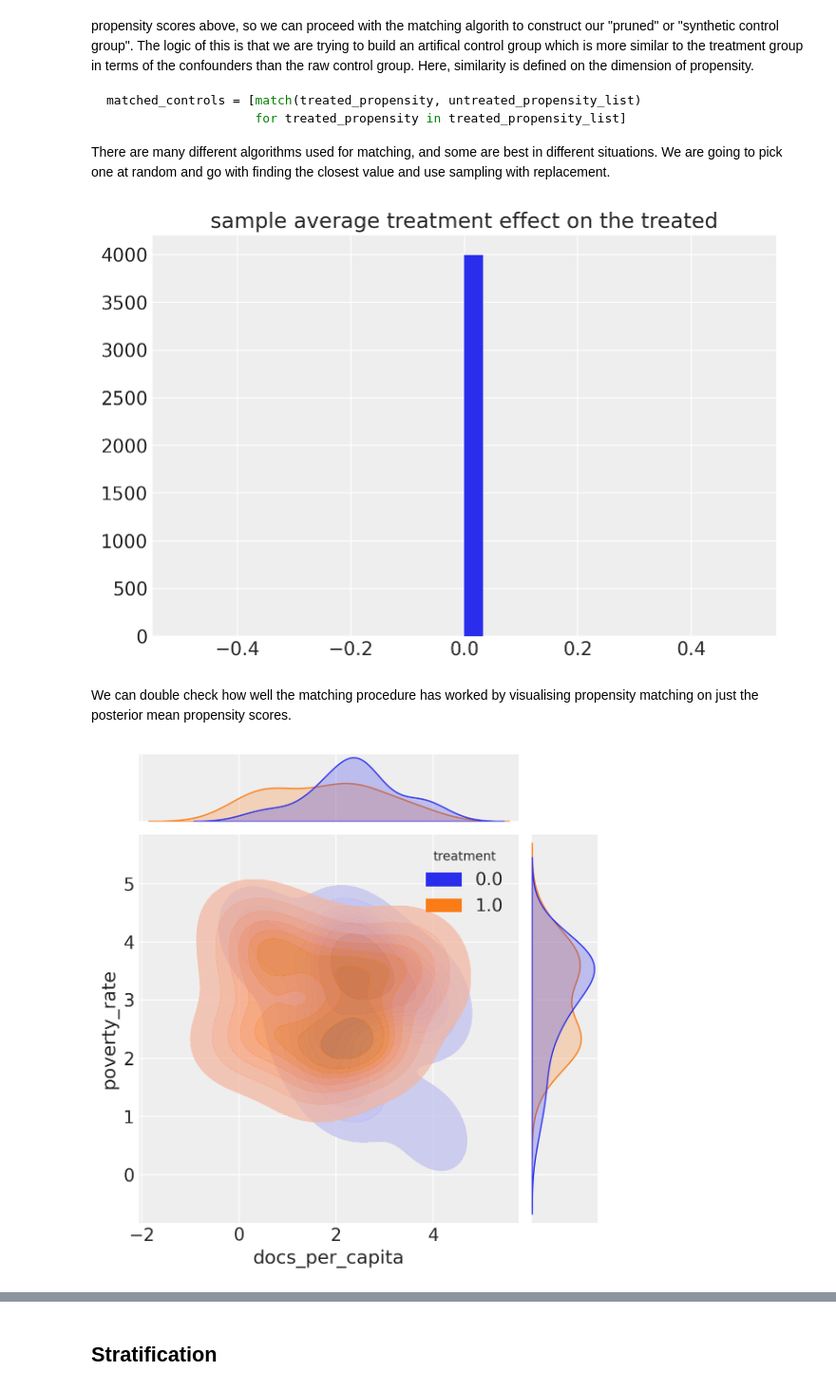
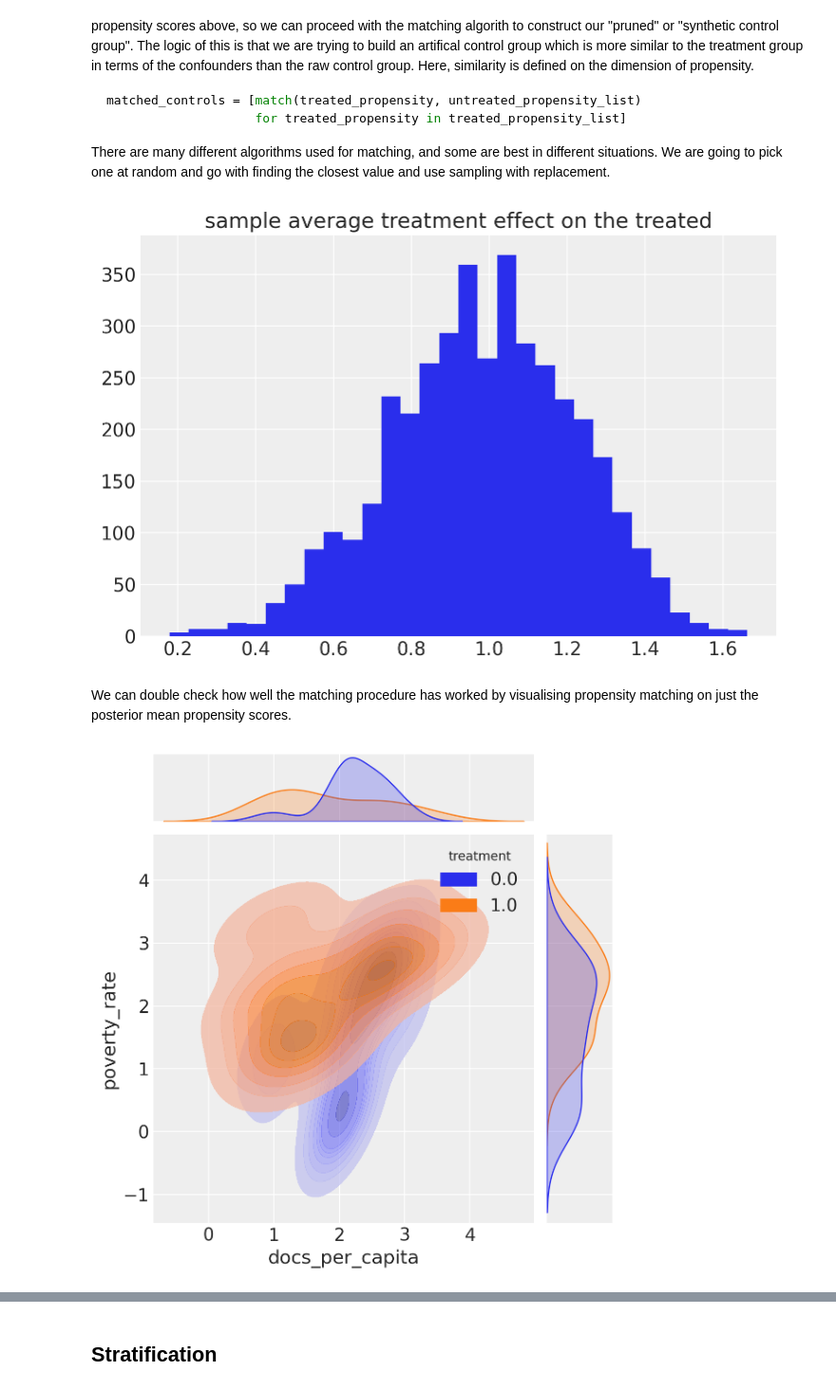
Before and after one commit to drbenvincent/pymc-examples, a Jupyter notebook: examples/causal_inference/propensity_scores.ipynb, the cells around one changed output, grey strips where cells are left out. Shown at 95% size. Drawn from its saved outputs; the diff is of its cells as text; code cells hidden in the pictures.

Commit message:
fix an bug + add plots

```diff
--- a/examples/causal_inference/propensity_scores.ipynb
+++ b/examples/causal_inference/propensity_scores.ipynb
@@ -61,15 +61,15 @@ This example is loosely based upon the excellent video [An intuitive introductio
 
 
 treatment_effect = 0.5
-docs_per_capita = np.random.randn(50)
-poverty_rate = np.random.randn(50)
+docs_per_capita = np.random.randn(50) + 2
+poverty_rate = np.random.randn(50) + 2
 treatment_propensity = expit(-docs_per_capita + poverty_rate)
 treatment = bernoulli.rvs(treatment_propensity)
-infant_mortality = -docs_per_capita + poverty_rate + (treatment_effect * treatment)
+infant_mortality = 5 - docs_per_capita + poverty_rate + (treatment_effect * treatment)
 
-docs_per_capita -= np.min(docs_per_capita)
-poverty_rate -= np.min(poverty_rate)
-infant_mortality -= np.min(infant_mortality)
+# docs_per_capita -= np.min(docs_per_capita)
+# poverty_rate -= np.min(poverty_rate)
+# infant_mortality -= np.min(infant_mortality)
 
 df = pd.DataFrame(
     {
@@ -80,6 +80,6 @@ df = pd.DataFrame(
     }
 )
 
-df.head()
+df
 # %% [output]
 |  | docs_per_capita | poverty_rate | treatment | infant_mortality |
@@ -363,7 +374,7 @@ prop_scores = idata.posterior["propensity score"].stack(sample=["chain", "draw"]
 # calculate quantities which are constant over samples
 n_obs, n_samples = prop_scores.shape
 outcome_varname = "infant_mortality"
-treated_outcome_values = df[outcome_varname][df["treatment"] == 1]
+treated_outcome_values = df[outcome_varname][df["treatment"] == True]
 mean_of_treatment_group = np.mean(treated_outcome_values)
 
 satt = []
@@ -382,7 +393,7 @@ for sample in range(n_samples):
     # calculate the SATT (sample average treatment effect on the treated)
     synthetic_control_outcome_values = df.loc[synth_control_idx, outcome_varname]
     unit_level_treatment_effect = (
-        treated_outcome_values - synthetic_control_outcome_values
+        treated_outcome_values.to_numpy() - synthetic_control_outcome_values.to_numpy()
     )
     satt.append(np.mean(unit_level_treatment_effect))
 
@@ -393,7 +404,7 @@ fig, ax = plt.subplots()
 ax.hist(satt, bins=30)
 ax.set(title="sample average treatment effect on the treated");
 # %% [output]
-[figure, old version]
+[figure, new version]
 # %% [markdown]
 We can double check how well the matching procedure has worked by visualising propensity matching on just the posterior mean propensity scores.
 # %%
@@ -414,33 +425,53 @@ synth_control_idx = [
     match(treated_propensity, untreated_propensity_list)
     for treated_propensity in treated_propensity_list
 ]
 
 # put everything into a DataFrame
 n_treated = np.sum((df["treatment"] == 1))
 df2 = pd.DataFrame(
     {
         "poverty_rate": np.append(
             df.loc[df["treatment"] == 1, "poverty_rate"],
             df.loc[synth_control_idx, "poverty_rate"],
         ),
         "docs_per_capita": np.append(
             df.loc[df["treatment"] == 1, "docs_per_capita"],
             df.loc[synth_control_idx, "docs_per_capita"],
         ),
         "treatment": np.append(np.ones(n_treated), np.zeros(n_treated)),
+        "mean_propensity_score": np.append(
+            df.loc[df["treatment"] == 1, "mean_propensity_score"],
+            df.loc[synth_control_idx, "mean_propensity_score"],
+        )
     }
 )
 
-# plot
+# # plot
+# fig, ax = plt.subplots(1, 2)
+
+# sns.jointplot(
+#     x="docs_per_capita",
+#     y="poverty_rate",
+#     hue="treatment",
+#     data=df,
+#     kind="kde",
+#     fill=True,
+#     alpha=0.7,
+#     ax=ax[0]
+# )
+# ax[0].set(title="Original dataset")
+
 sns.jointplot(
     x="docs_per_capita",
     y="poverty_rate",
     hue="treatment",
     data=df2,
     kind="kde",
     fill=True,
     alpha=0.7,
+    # ax=ax[1]
 );
+# ax[1].set(title="Propensity matched dataset");
 # %% [output]
-[figure, old version]
+[figure, new version]
 # %% [markdown]
```
Also changed, not shown: parts of 12 cells of this notebook.
